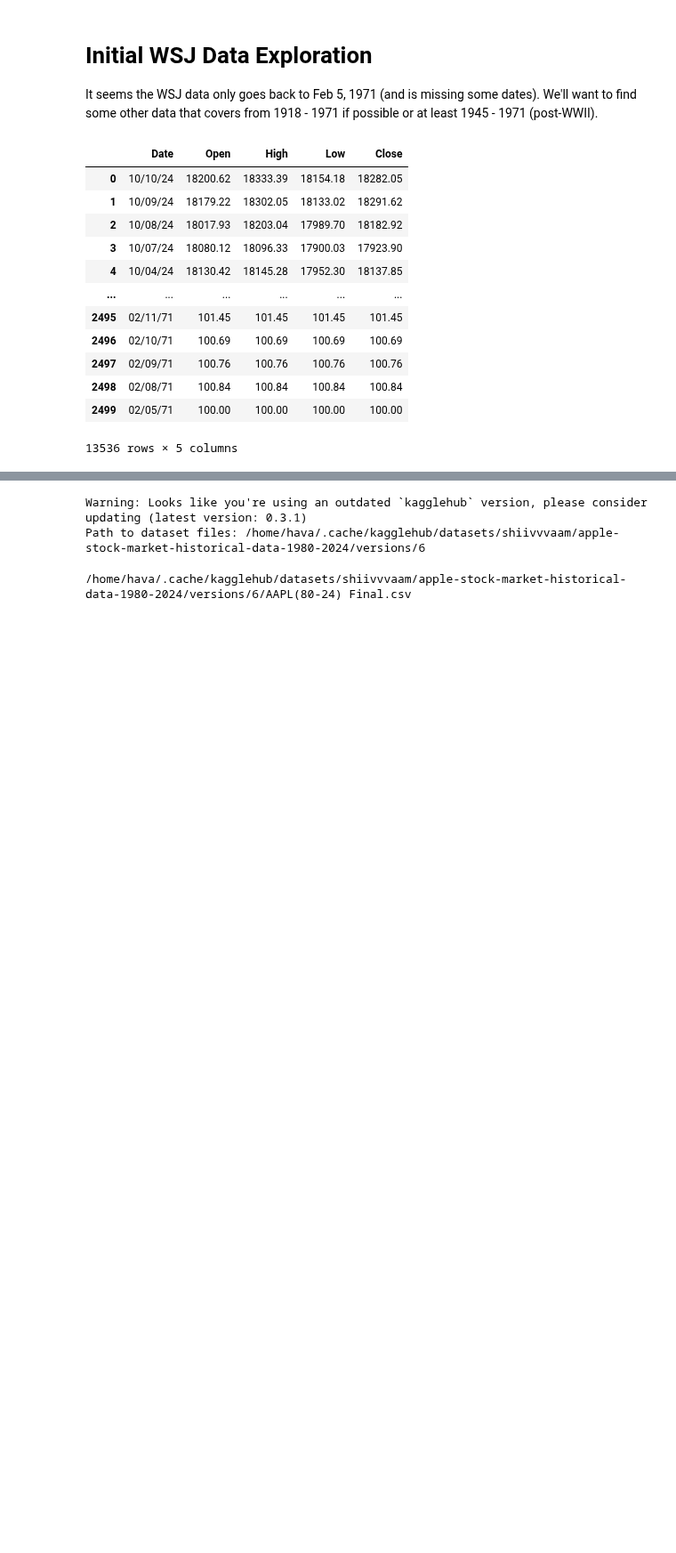
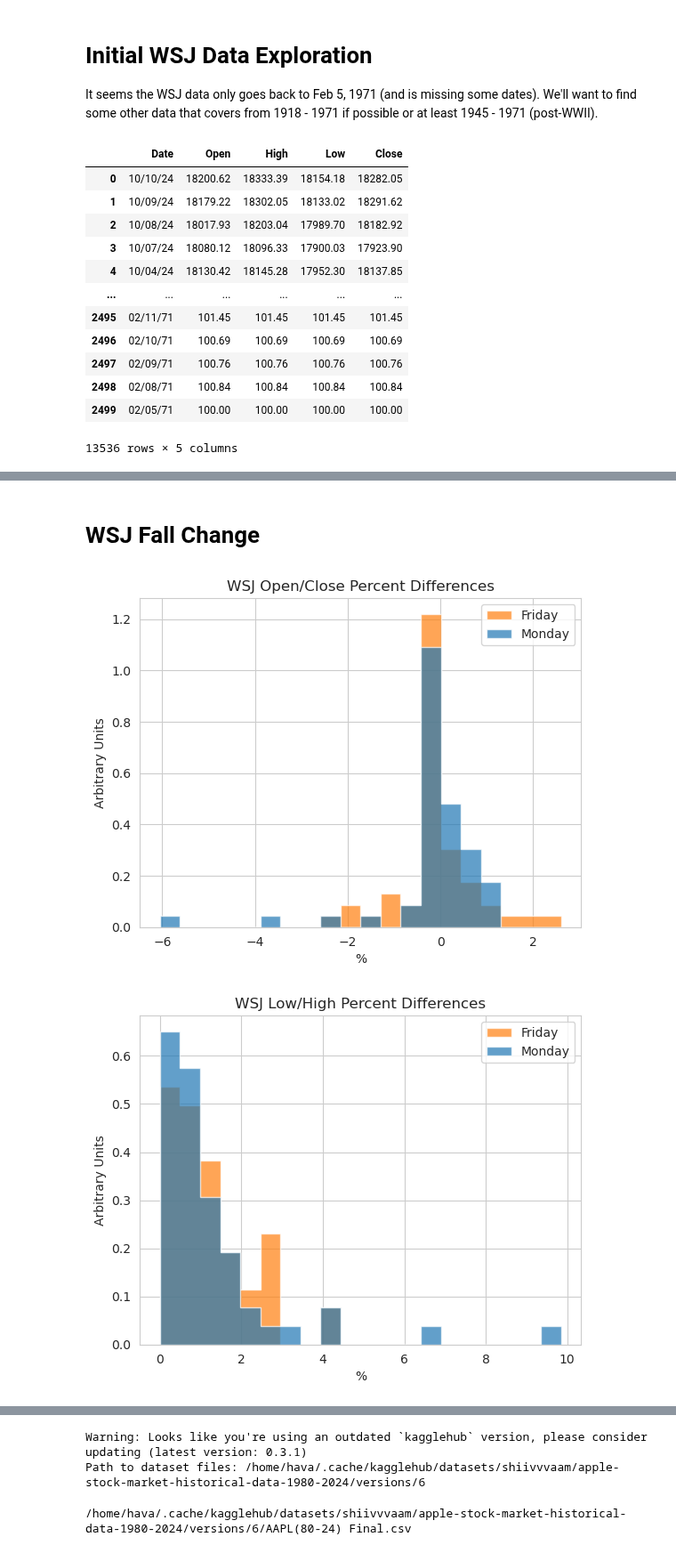
Before and after one commit to ghuckabe/DSTMarketAnalysis, a Jupyter notebook: data_exploration.ipynb, the cells around one changed output, grey strips where cells are left out. Shown at 89% size. Drawn from its saved outputs; the diff is of its cells as text; code cells hidden in the pictures; blank space fills up the shorter version.

```diff
--- a/data_exploration.ipynb
+++ b/data_exploration.ipynb
@@ -123,0 +159,8 @@ def plot_overlaid_fractional_difference(data1a, data1b, data2a, data2b, label1,
+# %% [markdown]
+# WSJ Fall Change
+# %%
+plot_overlaid_fractional_difference(price_dst_mon_fall[' Open'], price_dst_mon_fall[' Close'], price_dst_fri_fall[' Open'], price_dst_fri_fall[' Close'], 'Monday', 'Friday', 'WSJ Open/Close Percent Differences',20)
+plot_overlaid_fractional_difference(price_dst_mon_fall[' Low'], price_dst_mon_fall[' High'], price_dst_fri_fall[' Low'], price_dst_fri_fall[' High'], 'Monday', 'Friday', 'WSJ Low/High Percent Differences',20)
+# %% [output]
+[figure, added]
+[figure, added]
```
Also changed, not shown: parts of 11 cells of this notebook.
